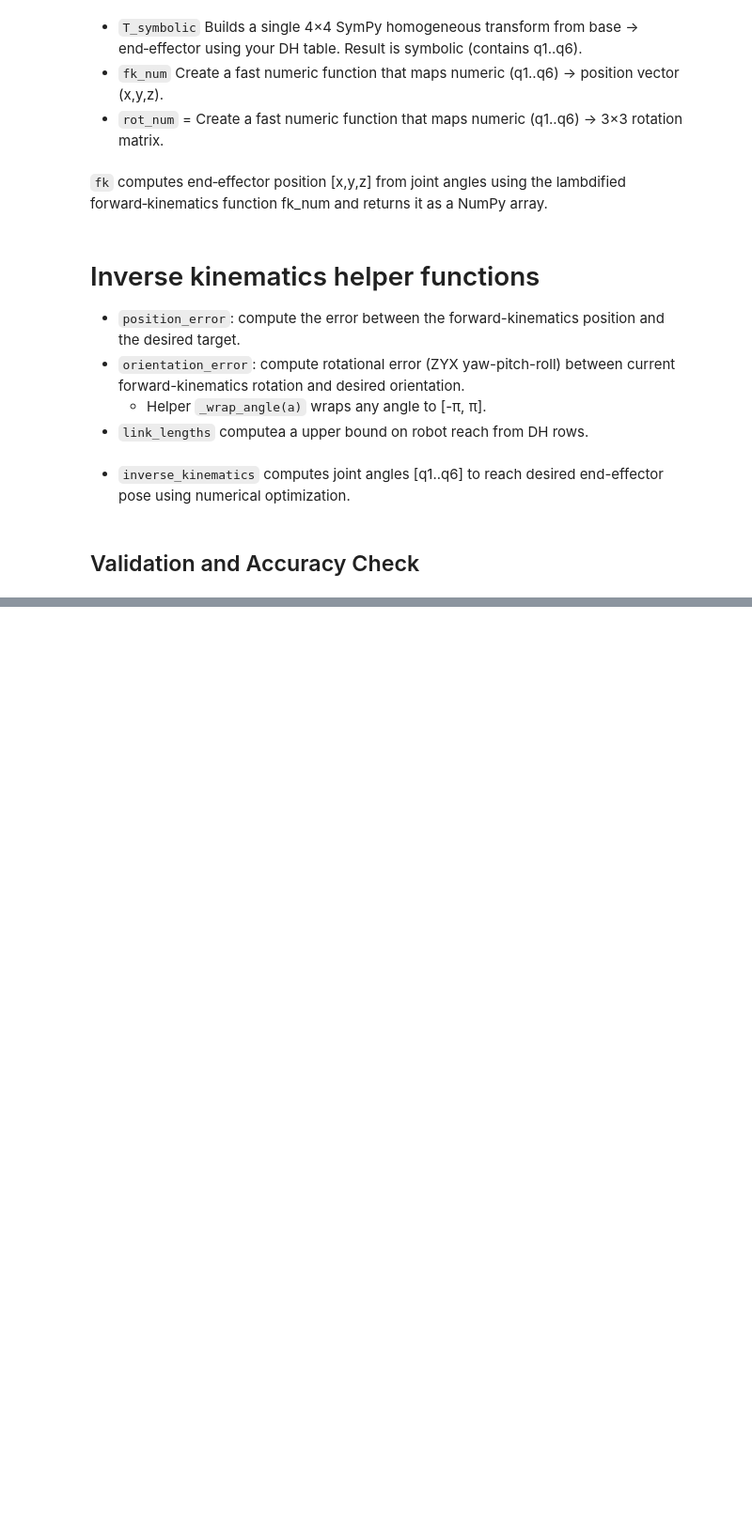
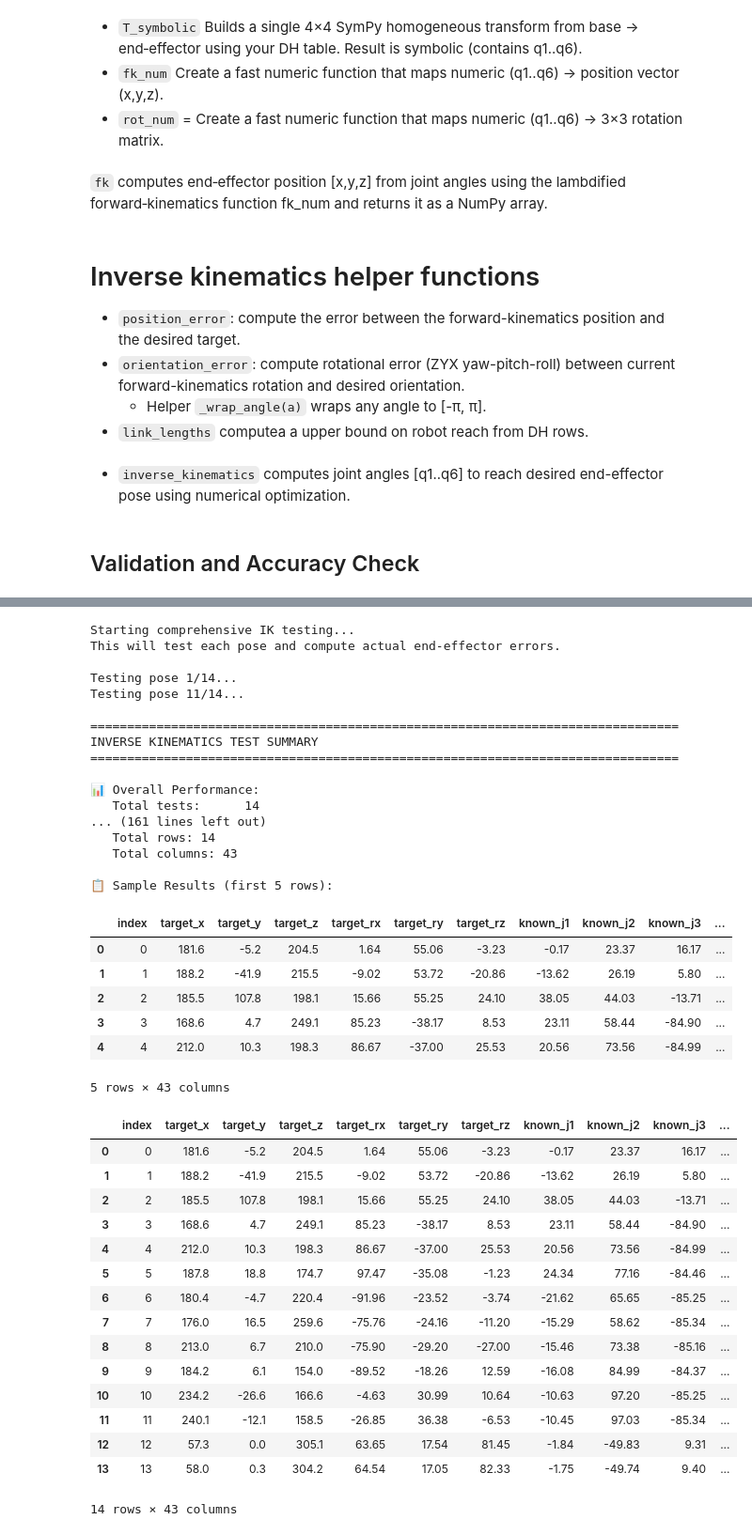
Before and after one commit to YusufDineh/EE347, a Jupyter notebook: Lab3/mecharm_INVK_group_5.ipynb, the cells around one changed output, grey strips where cells are left out. Shown: that part at 94% size. Cells and saved outputs as stored; diff of their text form; code cells hidden in the pictures; blank space fills up the shorter version.

```diff
--- a/Lab3/mecharm_INVK_group_5.ipynb
+++ b/Lab3/mecharm_INVK_group_5.ipynb
@@ -680,0 +742,72 @@ Saved results to /Users/yusufdineh/Documents/GitHub/EE347/Lab3/inverse_kinematic
+# %%
+# Run tests on all poses from your CSV data using your own functions
+print("Starting comprehensive IK testing...")
+print("This will test each pose and compute actual end-effector errors.\n")
+
+results_df = test_multiple_poses(
+    targets_pos=known_position,
+    targets_ori=known_orientation,
+    known_joints_list=known_joint_angles,
+    q_init=[0.1, 0.1, 0.1, 0.1, 0.1, 0.1],  # Will use first known joints as initial guess
+    max_iterations=5000,
+    tolerance=1e-6,
+    use_previous_solution=True,  # Use previous solution as next initial guess
+    verbose=True
+)
+
+# Print comprehensive summary
+print_summary(results_df)
+
+# Show worst 5 cases for debugging
+worst_cases = get_worst_cases(results_df, n=5)
+
+# Save results to CSV
+output_path = Path("/Users/yusufdineh/Documents/GitHub/EE347/Lab3") / "ik_results_your_functions.csv"
+save_results(results_df, output_path)
+
+# Display first few rows of results
+print("\n📋 Sample Results (first 5 rows):")
+display(results_df.head())
+# Analyze Specific Columns - Functional Version
+results_df
+# %% [output]
+Starting comprehensive IK testing...
+This will test each pose and compute actual end-effector errors.
+
+Testing pose 1/14...
+Testing pose 11/14...
+
+================================================================================
+INVERSE KINEMATICS TEST SUMMARY
+================================================================================
+
+📊 Overall Performance:
+   Total tests:      14
+... (161 lines left out)
+   Total rows: 14
+   Total columns: 43
+
+📋 Sample Results (first 5 rows):
+|  | index | target_x | target_y | target_z | target_rx | target_ry | target_rz | known_j1 | known_j2 | known_j3 | ... |
+| 0 | 0 | 181.6 | -5.2 | 204.5 | 1.64 | 55.06 | -3.23 | -0.17 | 23.37 | 16.17 | ... |
+| 1 | 1 | 188.2 | -41.9 | 215.5 | -9.02 | 53.72 | -20.86 | -13.62 | 26.19 | 5.80 | ... |
+| 2 | 2 | 185.5 | 107.8 | 198.1 | 15.66 | 55.25 | 24.10 | 38.05 | 44.03 | -13.71 | ... |
+| 3 | 3 | 168.6 | 4.7 | 249.1 | 85.23 | -38.17 | 8.53 | 23.11 | 58.44 | -84.90 | ... |
+| 4 | 4 | 212.0 | 10.3 | 198.3 | 86.67 | -37.00 | 25.53 | 20.56 | 73.56 | -84.99 | ... |
+5 rows × 43 columns
+|  | index | target_x | target_y | target_z | target_rx | target_ry | target_rz | known_j1 | known_j2 | known_j3 | ... |
+| 0 | 0 | 181.6 | -5.2 | 204.5 | 1.64 | 55.06 | -3.23 | -0.17 | 23.37 | 16.17 | ... |
+| 1 | 1 | 188.2 | -41.9 | 215.5 | -9.02 | 53.72 | -20.86 | -13.62 | 26.19 | 5.80 | ... |
+| 2 | 2 | 185.5 | 107.8 | 198.1 | 15.66 | 55.25 | 24.10 | 38.05 | 44.03 | -13.71 | ... |
+| 3 | 3 | 168.6 | 4.7 | 249.1 | 85.23 | -38.17 | 8.53 | 23.11 | 58.44 | -84.90 | ... |
+| 4 | 4 | 212.0 | 10.3 | 198.3 | 86.67 | -37.00 | 25.53 | 20.56 | 73.56 | -84.99 | ... |
+| 5 | 5 | 187.8 | 18.8 | 174.7 | 97.47 | -35.08 | -1.23 | 24.34 | 77.16 | -84.46 | ... |
+| 6 | 6 | 180.4 | -4.7 | 220.4 | -91.96 | -23.52 | -3.74 | -21.62 | 65.65 | -85.25 | ... |
+| 7 | 7 | 176.0 | 16.5 | 259.6 | -75.76 | -24.16 | -11.20 | -15.29 | 58.62 | -85.34 | ... |
+| 8 | 8 | 213.0 | 6.7 | 210.0 | -75.90 | -29.20 | -27.00 | -15.46 | 73.38 | -85.16 | ... |
+| 9 | 9 | 184.2 | 6.1 | 154.0 | -89.52 | -18.26 | 12.59 | -16.08 | 84.99 | -84.37 | ... |
+| 10 | 10 | 234.2 | -26.6 | 166.6 | -4.63 | 30.99 | 10.64 | -10.63 | 97.20 | -85.25 | ... |
+| 11 | 11 | 240.1 | -12.1 | 158.5 | -26.85 | 36.38 | -6.53 | -10.45 | 97.03 | -85.34 | ... |
+| 12 | 12 | 57.3 | 0.0 | 305.1 | 63.65 | 17.54 | 81.45 | -1.84 | -49.83 | 9.31 | ... |
+| 13 | 13 | 58.0 | 0.3 | 304.2 | 64.54 | 17.05 | 82.33 | -1.75 | -49.74 | 9.40 | ... |
+14 rows × 43 columns
```
Also changed, not shown: parts of 12 cells of this notebook, 7 other files.
